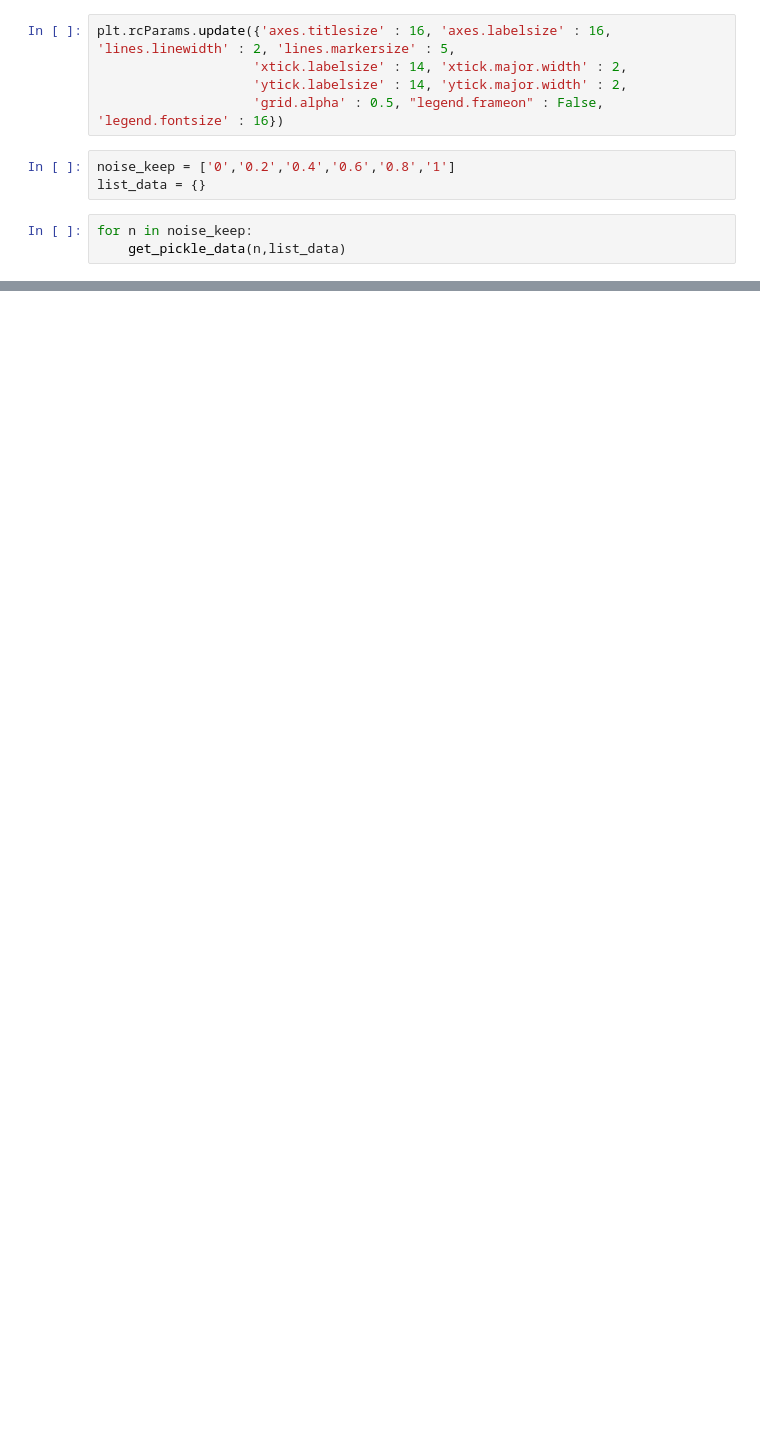
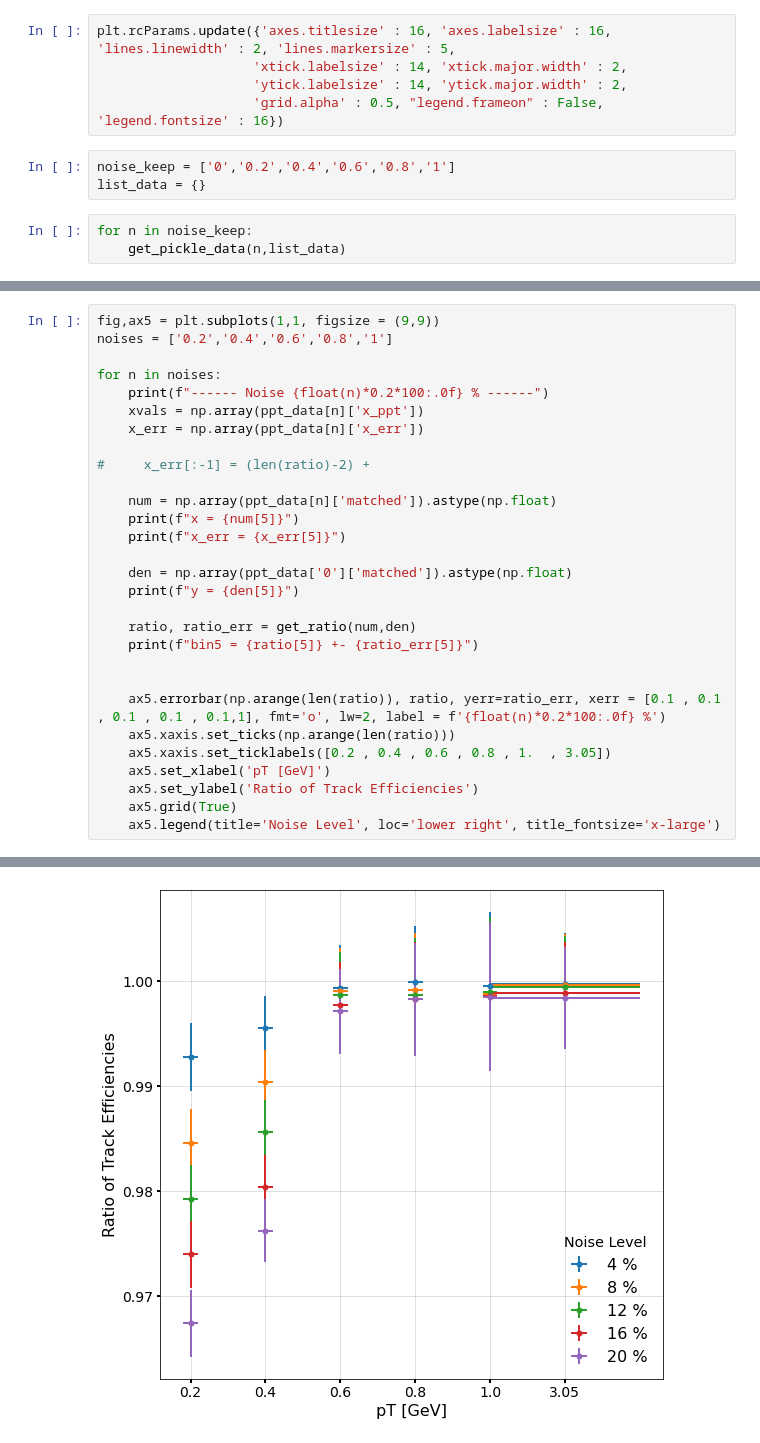
Before and after one commit to caditi97/exatrkx-iml2020, a Jupyter notebook: notebooks/noise_studies/trkeff_ratio.ipynb, the cells around one changed output, grey strips where cells are left out. Cells and saved outputs as stored; diff of their text form; blank space fills up the shorter version.

```diff
--- a/notebooks/noise_studies/trkeff_ratio.ipynb
+++ b/notebooks/noise_studies/trkeff_ratio.ipynb
@@ -167,0 +216,30 @@ for i,n in enumerate(noises):
+# %%
+fig,ax5 = plt.subplots(1,1, figsize = (9,9))
+noises = ['0.2','0.4','0.6','0.8','1']
+
+for n in noises:
+    print(f"------ Noise {float(n)*0.2*100:.0f} % ------")
+    xvals = np.array(ppt_data[n]['x_ppt'])
+    x_err = np.array(ppt_data[n]['x_err'])
+
+#     x_err[:-1] = (len(ratio)-2) +
+
+    num = np.array(ppt_data[n]['matched']).astype(np.float)
+    print(f"x = {num[5]}")
+    print(f"x_err = {x_err[5]}")
+
+    den = np.array(ppt_data['0']['matched']).astype(np.float)
+    print(f"y = {den[5]}")
+
+    ratio, ratio_err = get_ratio(num,den)
+    print(f"bin5 = {ratio[5]} +- {ratio_err[5]}")
+
+
+    ax5.errorbar(np.arange(len(ratio)), ratio, yerr=ratio_err, xerr = [0.1 , 0.1 , 0.1 , 0.1 , 0.1,1], fmt='o', lw=2, label = f'{float(n)*0.2*100:.0f} %')
+    ax5.xaxis.set_ticks(np.arange(len(ratio)))
+    ax5.xaxis.set_ticklabels([0.2 , 0.4 , 0.6 , 0.8 , 1.  , 3.05])
+    ax5.set_xlabel('pT [GeV]')
+    ax5.set_ylabel('Ratio of Track Efficiencies')
+    ax5.grid(True)
+    ax5.legend(title='Noise Level', loc='lower right', title_fontsize='x-large')
+# %% [output]
@@ -167,0 +263 @@ for i,n in enumerate(noises):
+[figure, added]
```
Also changed, not shown: parts of 11 cells of this notebook, 1 other file.
